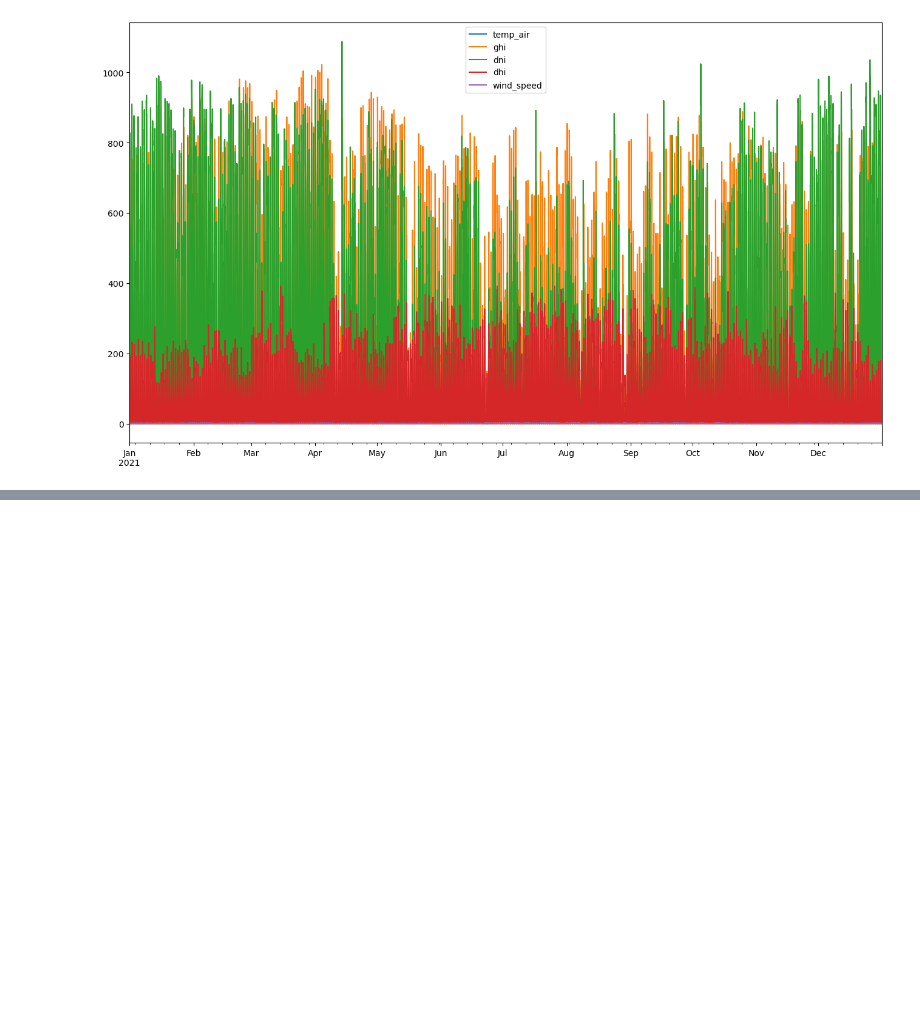
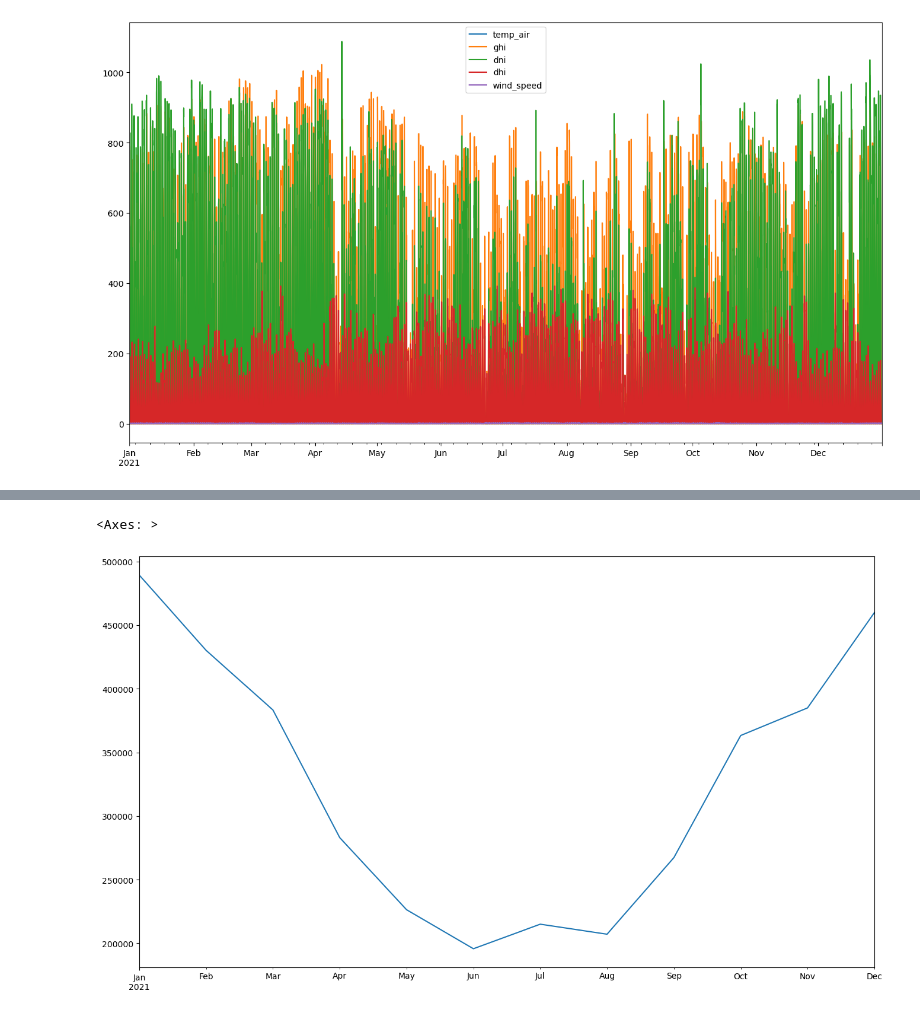
Before and after one commit to Paul-V-S-10/ML-Internship, a Jupyter notebook: pvlib.ipynb, the cells around one changed output, grey strips where cells are left out. Drawn from its saved outputs; the diff is of its cells as text; code cells hidden in the pictures; blank space fills up the shorter version.

```diff
--- a/pvlib.ipynb
+++ b/pvlib.ipynb
@@ -72,0 +79,5 @@ tmy.to_csv('pvlib_eastMarady.csv')
+# %%
+modelChain.results.ac.resample("M").sum().plot(figsize=(16,9))
+# %% [output]
+<Axes: >
+[figure, added]
```
Also changed, not shown: parts of 1 cell of this notebook.
